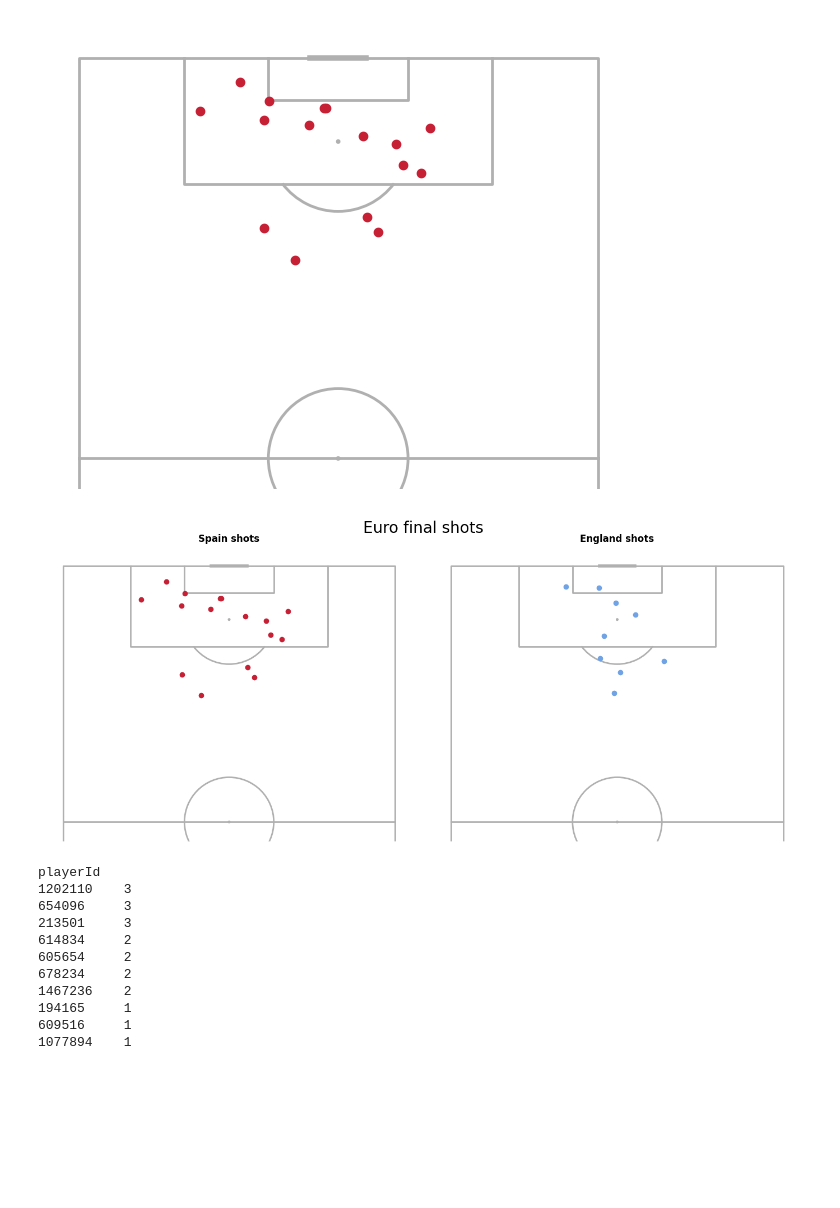
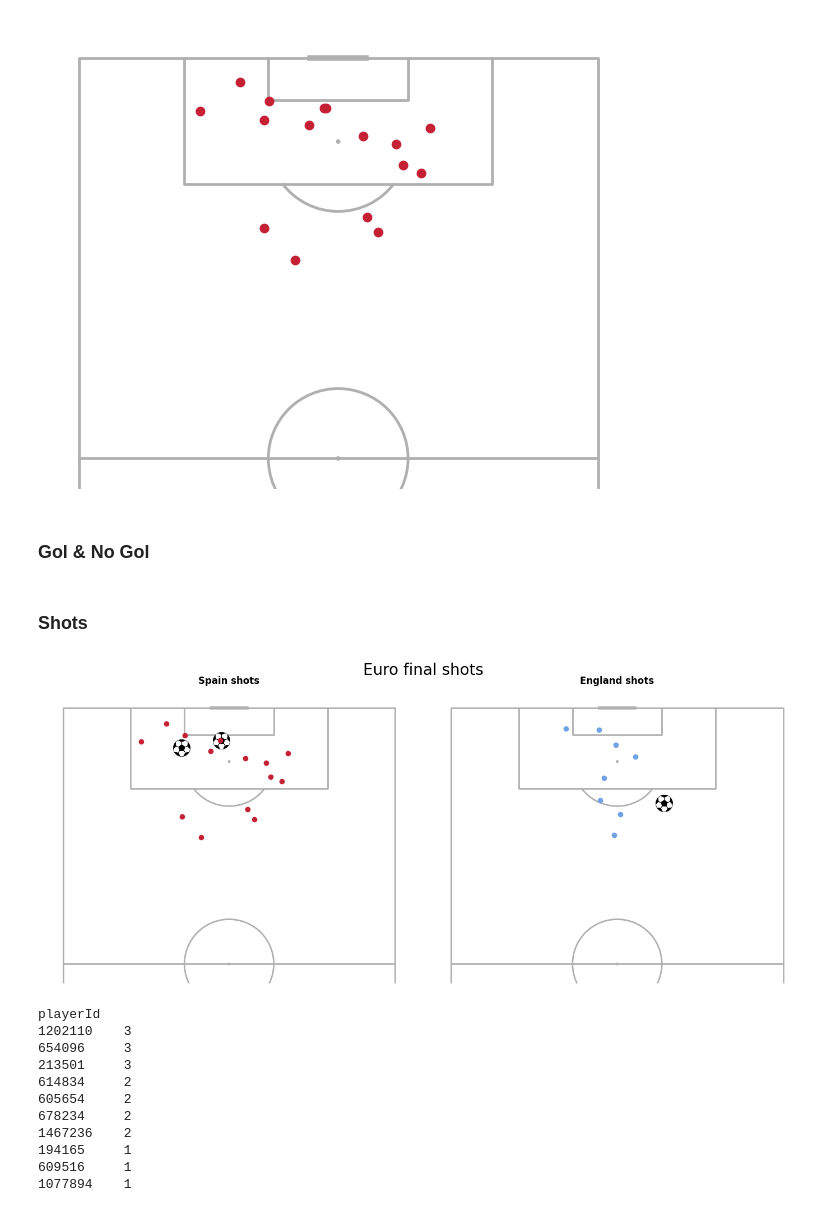
Before and after one commit to axelbol/euro24-final-analysis, a Jupyter notebook: shots.ipynb, the cells around one changed output. Cells and saved outputs as stored; diff of their text form; code cells hidden in the pictures; blank space fills up the shorter version.

Commit message:
goal & no gol shots

```diff
--- a/shots.ipynb
+++ b/shots.ipynb
@@ -294,23 +293,34 @@ pitch.scatter(spain.x, spain.y, c='#c62035', ax=ax)
 plt.show()
 # %% [output]
 [figure]
+# %% [markdown]
+### Gol & No Gol
+# %%
+spain_gol = df_shots_euro_final24[(df_shots_euro_final24['eventType'] == 'Goal') & (df_shots_euro_final24['teamId'] == 6720)]
+england_gol = df_shots_euro_final24[(df_shots_euro_final24['eventType'] == 'Goal') & (df_shots_euro_final24['teamId'] == 8491)]
+no_spain_gol = df_shots_euro_final24[(df_shots_euro_final24['eventType'] != 'Goal') & (df_shots_euro_final24['teamId'] == 6720)]
+no_england_gol = df_shots_euro_final24[(df_shots_euro_final24['eventType'] != 'Goal') & (df_shots_euro_final24['teamId'] == 8491)]
+# %% [markdown]
+### Shots
 # %%
 # Shots by teams different fields, vertical pitch
 fig, axs = plt.subplots(nrows=1, ncols=2, figsize=(14,6), tight_layout=False, constrained_layout=True)
 pitch = VerticalPitch(pitch_type='custom', pitch_length=105, pitch_width=68, half=True)
 pitch.draw(ax=axs[0])
 axs[0].set_title('Spain shots', fontweight='bold')
 pitch.draw(ax=axs[1])
 axs[1].set_title('England shots', fontweight='bold')
 
-pitch.scatter(spain.x, spain.y, c='#c62035', ax=axs[0])
-pitch.scatter(england.x, england.y, c='#6FA3E6', ax=axs[1])
+pitch.scatter(spain_gol.x, spain_gol.y, marker='football', ax=axs[0])
+pitch.scatter(no_spain_gol.x, no_spain_gol.y, c='#c62035', ax=axs[0])
+pitch.scatter(england_gol.x, england_gol.y, marker='football', ax=axs[1])
+pitch.scatter(no_england_gol.x, no_england_gol.y, c='#6FA3E6', ax=axs[1])
 
 fig.suptitle('Euro final shots', fontsize=20)
 
 plt.show()
 # %% [output]
-[figure, old version]
+[figure, new version]
 # %%
 df_shots_euro_final24.playerId.value_counts()
 # %% [output]
```
Also changed, not shown: parts of 1 cell of this notebook.
